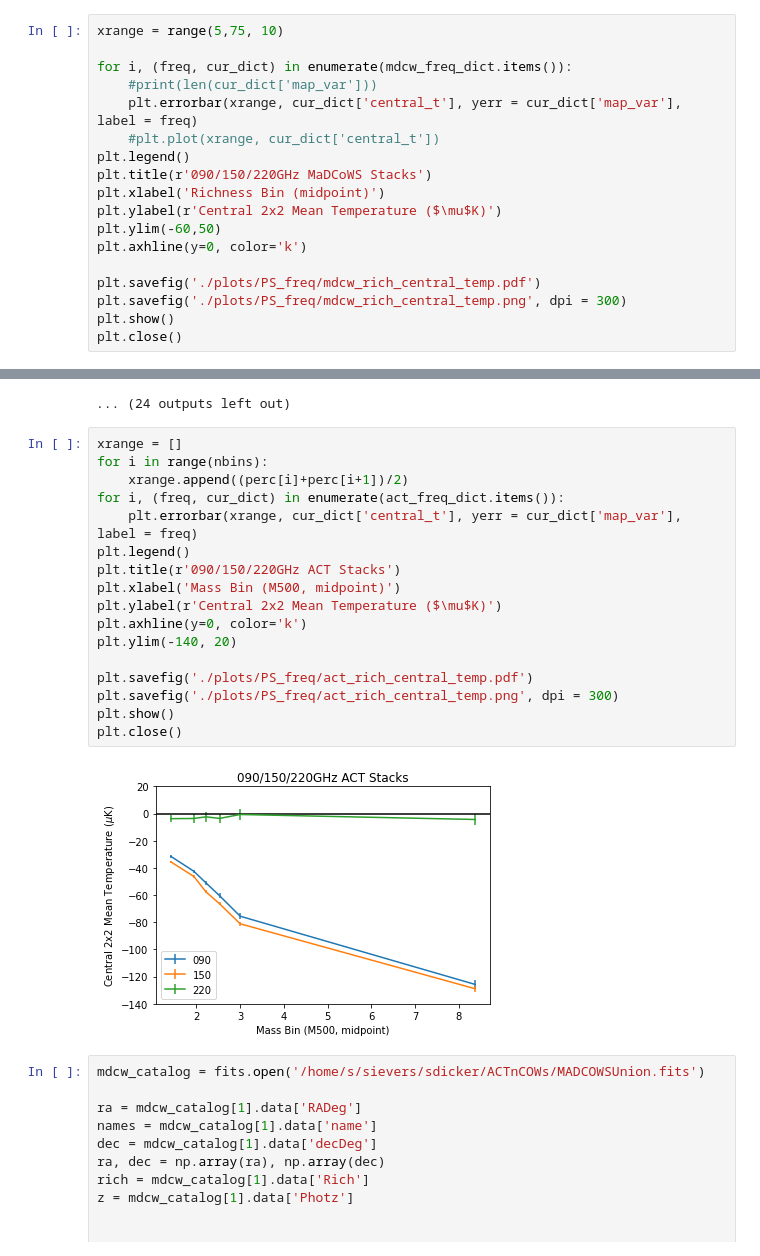
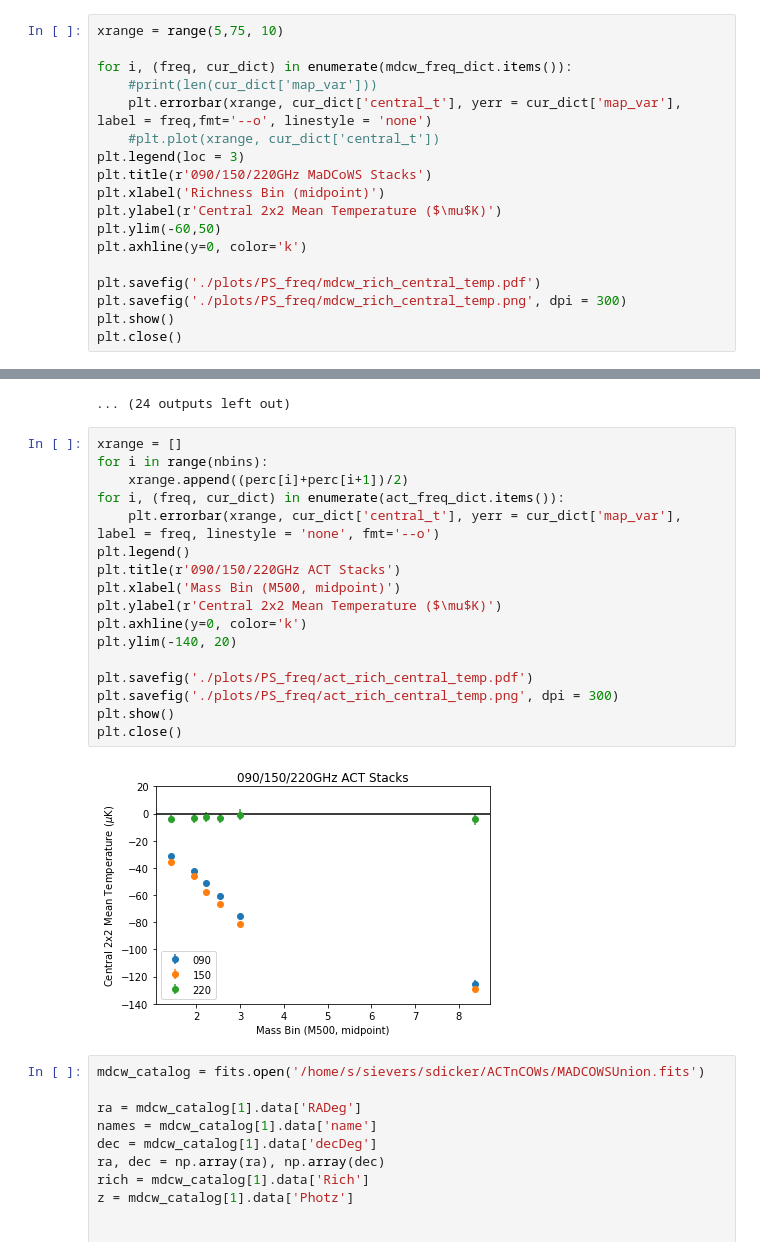
Before and after one commit to Sulla2012/madcowsclusters, a Jupyter notebook: PS Statistics.ipynb, the cells around one changed output, grey strips where cells are left out. Drawn from its saved outputs; the diff is of its cells as text.

```diff
--- a/PS Statistics.ipynb
+++ b/PS Statistics.ipynb
@@ -124,9 +124,9 @@ xrange = range(5,75, 10)
 
 for i, (freq, cur_dict) in enumerate(mdcw_freq_dict.items()):
     #print(len(cur_dict['map_var']))
-    plt.errorbar(xrange, cur_dict['central_t'], yerr = cur_dict['map_var'], label = freq)
+    plt.errorbar(xrange, cur_dict['central_t'], yerr = cur_dict['map_var'], label = freq,fmt='--o', linestyle = 'none')
     #plt.plot(xrange, cur_dict['central_t'])
-plt.legend()
+plt.legend(loc = 3)
 plt.title(r'090/150/220GHz MaDCoWS Stacks')
 plt.xlabel('Richness Bin (midpoint)')
 plt.ylabel(r'Central 2x2 Mean Temperature ($\mu$K)')
@@ -223,22 +223,22 @@ for i, (freq, cur_dict) in enumerate(act_freq_dict.items()):
 # %%
 xrange = []
 for i in range(nbins):
     xrange.append((perc[i]+perc[i+1])/2)
 for i, (freq, cur_dict) in enumerate(act_freq_dict.items()):
-    plt.errorbar(xrange, cur_dict['central_t'], yerr = cur_dict['map_var'], label = freq)
+    plt.errorbar(xrange, cur_dict['central_t'], yerr = cur_dict['map_var'], label = freq, linestyle = 'none', fmt='--o')
 plt.legend()
 plt.title(r'090/150/220GHz ACT Stacks')
 plt.xlabel('Mass Bin (M500, midpoint)')
 plt.ylabel(r'Central 2x2 Mean Temperature ($\mu$K)')
 plt.axhline(y=0, color='k')
 plt.ylim(-140, 20)
 
 plt.savefig('./plots/PS_freq/act_rich_central_temp.pdf')
 plt.savefig('./plots/PS_freq/act_rich_central_temp.png', dpi = 300)
 plt.show()
 plt.close()
 # %% [output]
-[figure, old version]
+[figure, new version]
 # %%
 mdcw_catalog = fits.open('/home/s/sievers/sdicker/ACTnCOWs/MADCOWSUnion.fits')
 
```
Also changed, not shown: parts of 1 cell of this notebook, 2 other files.
